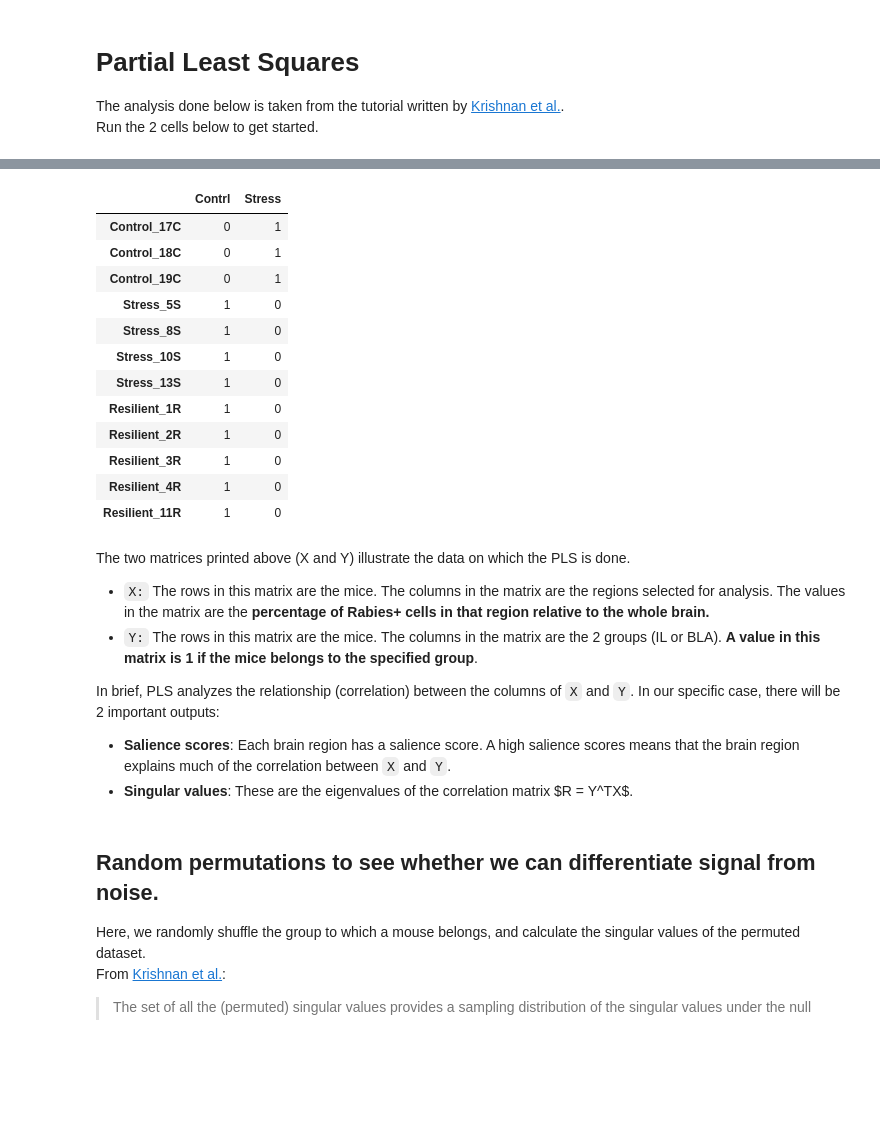
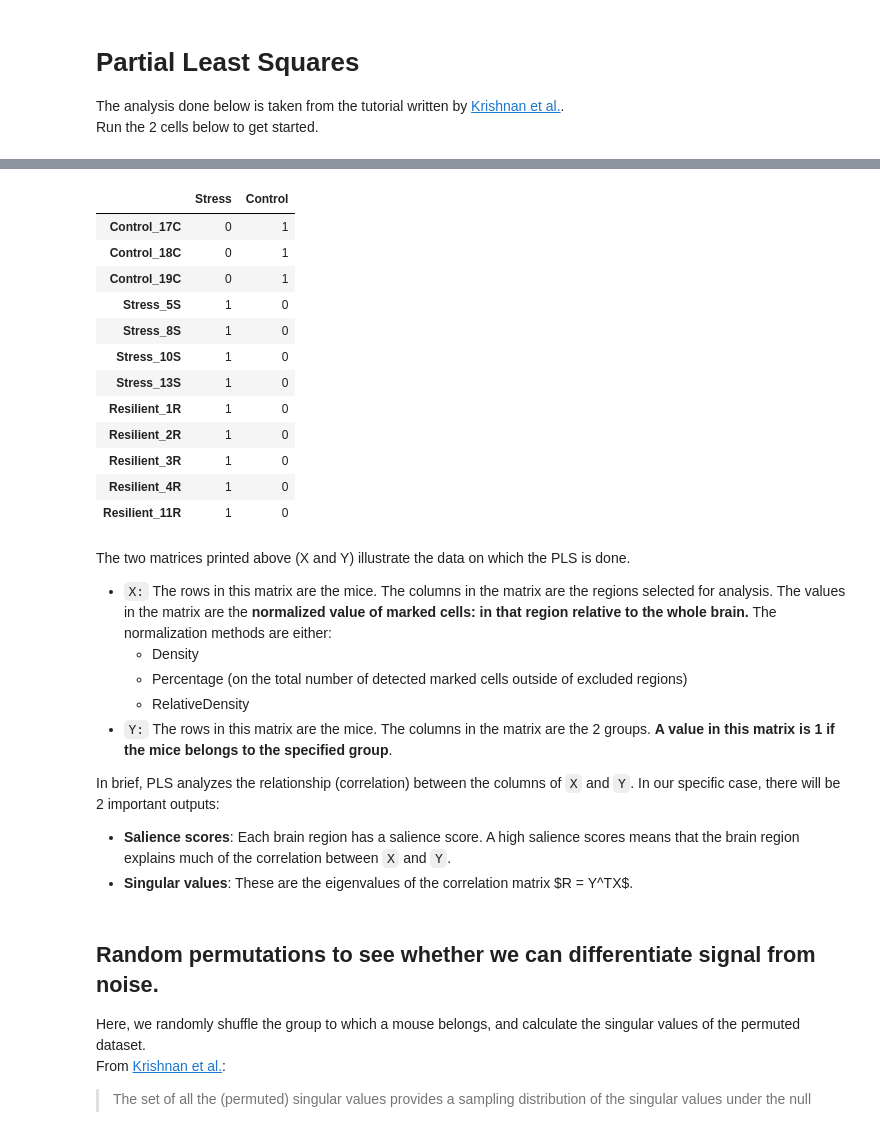
Before and after one commit to greenpolo/BraiAn, a Jupyter notebook: CFOS_cell_counts_CvS.ipynb, the cells around one changed output, grey strips where cells are left out. Drawn from its saved outputs; the diff is of its cells as text; code cells hidden in the pictures; blank space fills up the shorter version.

Commit message:
segregated python's output from QPath's

````diff
--- a/CFOS_cell_counts_CvS.ipynb
+++ b/CFOS_cell_counts_CvS.ipynb
@@ -95,15 +95,26 @@ Provare a modificar per ottenere densita in mm^2 (da micron)
 # ####################################### SET PARAMETERS ####################################
 
 
-animals_root = './data/results/'
+animals_root = './data/QPath_output/'
+# stress -> group 1
+# control -> group 2
 stress_dirs = ['Stress_5S', 'Stress_8S', 'Stress_10S', 'Stress_13S', 'Resilient_1R', 'Resilient_2R', 'Resilient_3R', 'Resilient_4R', 'Resilient_11R']
 control_dirs = ['Control_17C', 'Control_18C', 'Control_19C']
-area_key='DAPI: DAPI area um^2'
+area_key='Area um^2' # 'DAPI: DAPI area um^2'
 tracer_key='Num AF647'
 marker_key='CFos'
 
+data_output_path = './data/python_output/'
+plots_output_path = './plots/python_output/'
+
 
 # ###########################################################################################
+
+
+if not(os.path.exists(data_output_path)):
+    os.makedirs(data_output_path, exist_ok=True)
+if not(os.path.exists(plots_output_path)):
+    os.makedirs(plots_output_path, exist_ok=True)
 # %% [markdown]
 Now, we load the Control and Stress results seperately in two pandas dataframes, and save the results.
 
@@ -111,14 +122,13 @@ Now, we load the Control and Stress results seperately in two pandas dataframes,
 # %%
 # Load cell counts
 control_results = collect_and_analyze_cell_counts(animals_root, control_dirs, AllenBrain,
-                                                    area_key, tracer_key, marker_key)
+                                                    area_key, tracer_key, marker_key, data_output_path)
 stress_results = collect_and_analyze_cell_counts(animals_root, stress_dirs, AllenBrain,
-                                                    area_key, tracer_key, marker_key)
+                                                    area_key, tracer_key, marker_key, data_output_path)
 
 # Save results
-output_path = os.path.join(animals_root, 'results')
-save_results(control_results, output_path, 'results_cell_counts_C.txt')
-save_results(stress_results, output_path, 'results_cell_counts_S.txt')
+save_results(control_results, data_output_path, 'results_cell_counts_C.csv')
+save_results(stress_results, data_output_path, 'results_cell_counts_S.csv')
 # %% [output]
 Importing slices in Control_17C...
 Imported 53 slices.
@@ -174,8 +201,8 @@ cfosPLS.X
 # %%
 # Show the matrix Y
-pd.get_dummies(cfosPLS.y).rename(columns={0:'Contrl',1:'Stress'})
+pd.get_dummies(cfosPLS.y).rename(columns={0:'Stress',1:'Control'})
 # %% [output]
-|  | Contrl | Stress |
+|  | Stress | Control |
 | Control_17C | 0 | 1 |
 | Control_18C | 0 | 1 |
 | Control_19C | 0 | 1 |
@@ -190,8 +217,12 @@ pd.get_dummies(cfosPLS.y).rename(columns={0:'Contrl',1:'Stress'})
 | Resilient_11R | 1 | 0 |
 # %% [markdown]
 The two matrices printed above (X and Y) illustrate the data on which the PLS is done.
-- ```X:``` The rows in this matrix are the mice. The columns in the matrix are the regions selected for analysis. The values in the matrix are the **percentage of Rabies+ cells in that region relative to the whole brain.**
-- ```Y:``` The rows in this matrix are the mice. The columns in the matrix are the 2 groups (IL or BLA). **A value in this matrix is 1 if the mice belongs to the specified group**.
+- ```X:``` The rows in this matrix are the mice. The columns in the matrix are the regions selected for analysis. The values in the matrix are the **normalized value of marked cells: in that region relative to the whole brain.**
+The normalization methods are either:
+  + Density
+  + Percentage (on the total number of detected marked cells outside of excluded regions)
+  + RelativeDensity
+- ```Y:``` The rows in this matrix are the mice. The columns in the matrix are the 2 groups. **A value in this matrix is 1 if the mice belongs to the specified group**.
 
 In brief, PLS analyzes the relationship (correlation) between the columns of ```X``` and ```Y```. In our specific case, there will be 2 important outputs:
 - **Salience scores**: Each brain region has a salience score. A high salience scores means that the brain region explains much of the correlation between ```X``` and ```Y```.
````
Also changed, not shown: parts of 12 cells of this notebook, 2 other files.
